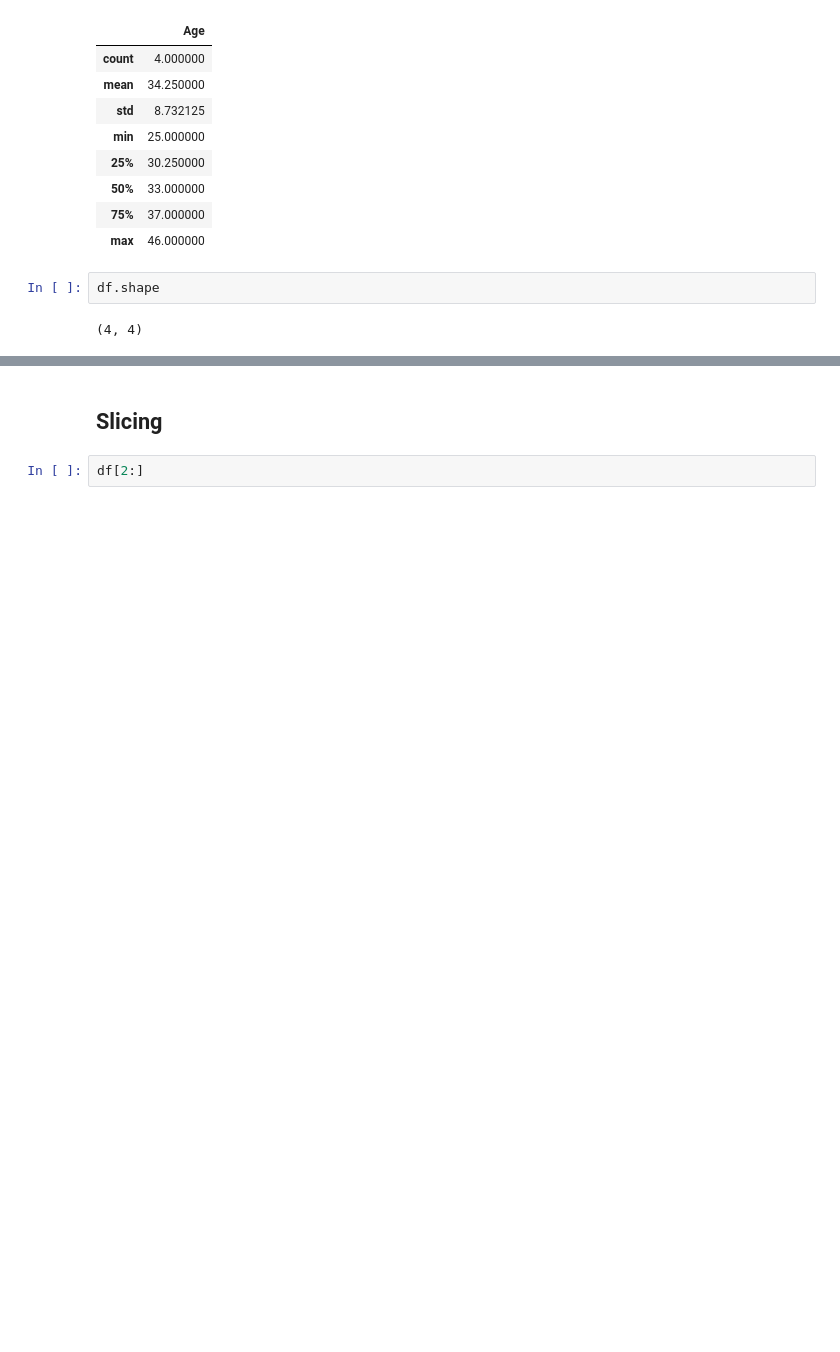
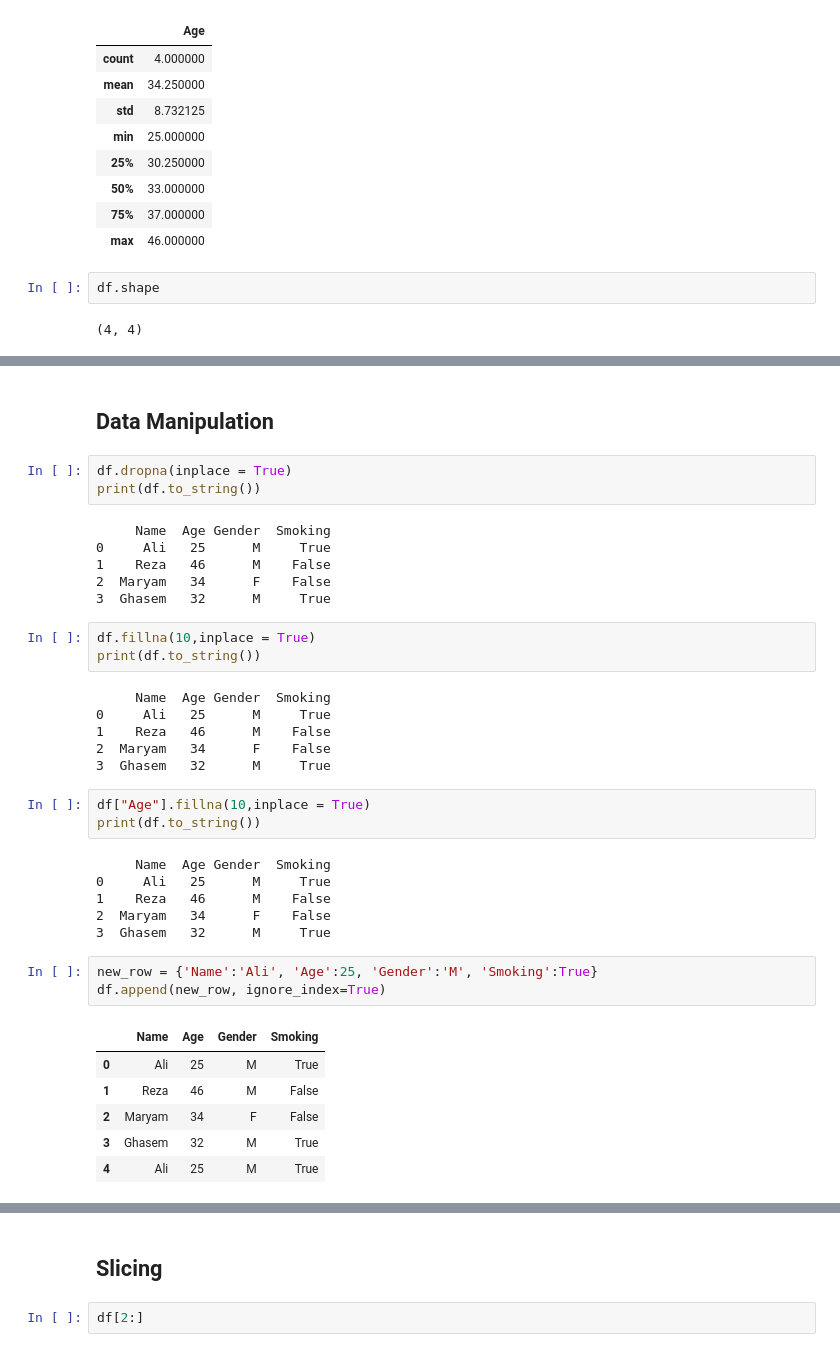
Before and after one commit to MapsaBootCamp/MachineLearning1, a Jupyter notebook: ML_Libraries/datascience_lib.ipynb, the cells around one changed output, grey strips where cells are left out. Cells and saved outputs as stored; diff of their text form; blank space fills up the shorter version.

```diff
--- a/ML_Libraries/datascience_lib.ipynb
+++ b/ML_Libraries/datascience_lib.ipynb
@@ -532,0 +581,39 @@ df.shape
+# %% [markdown]
+## Data Manipulation
+# %%
+df.dropna(inplace = True)
+print(df.to_string())
+# %% [output]
+     Name  Age Gender  Smoking
+0     Ali   25      M     True
+1    Reza   46      M    False
+2  Maryam   34      F    False
+3  Ghasem   32      M     True
+# %%
+df.fillna(10,inplace = True)
+print(df.to_string())
+# %% [output]
+     Name  Age Gender  Smoking
+0     Ali   25      M     True
+1    Reza   46      M    False
+2  Maryam   34      F    False
+3  Ghasem   32      M     True
+# %%
+df["Age"].fillna(10,inplace = True)
+print(df.to_string())
+# %% [output]
+     Name  Age Gender  Smoking
+0     Ali   25      M     True
+1    Reza   46      M    False
+2  Maryam   34      F    False
+3  Ghasem   32      M     True
+# %%
+new_row = {'Name':'Ali', 'Age':25, 'Gender':'M', 'Smoking':True}
+df.append(new_row, ignore_index=True)
+# %% [output]
+|  | Name | Age | Gender | Smoking |
+| 0 | Ali | 25 | M | True |
+| 1 | Reza | 46 | M | False |
+| 2 | Maryam | 34 | F | False |
+| 3 | Ghasem | 32 | M | True |
+| 4 | Ali | 25 | M | True |
```
Also changed, not shown: parts of 12 cells of this notebook.
